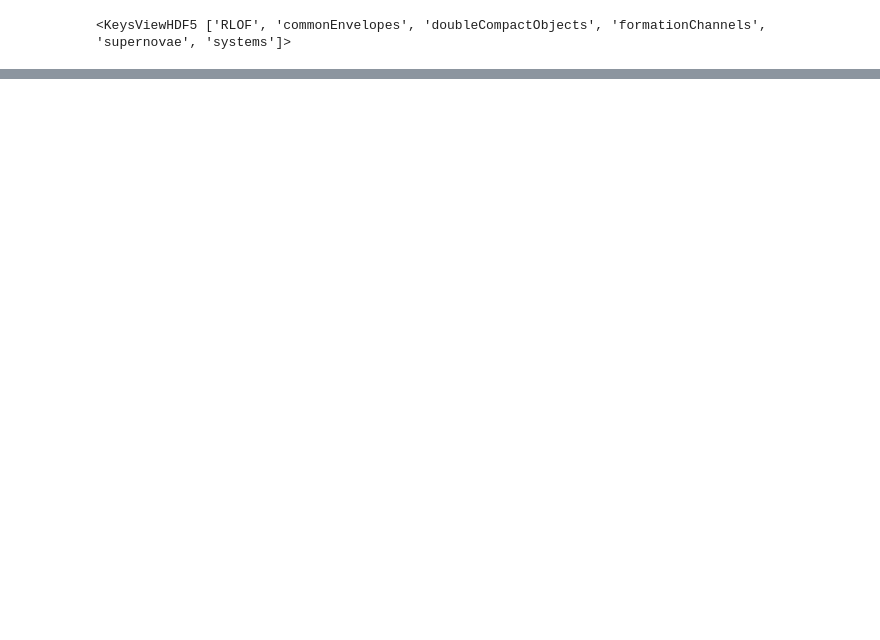
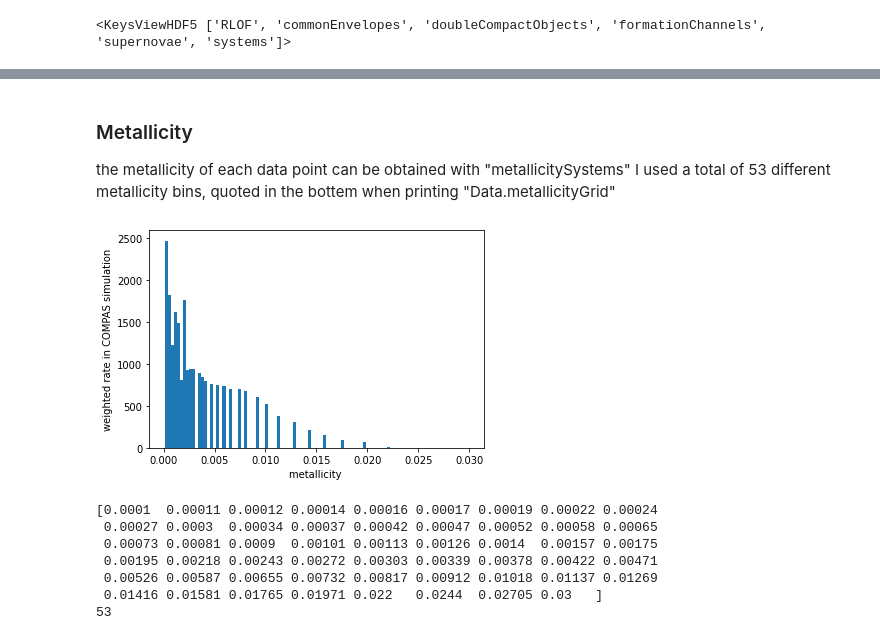
Before and after one commit to FloorBroekgaarden/Double-Compact-Object-Mergers, a Jupyter notebook: demo_read_hdf5_file/reading_in_basic_parameters_hdf5_datafile .ipynb, the cells around one changed output, grey strips where cells are left out. Saved outputs shown, nothing was run; the diff lists cells and outputs as text; code cells hidden in the pictures; blank space fills up the shorter version.

```diff
--- a/demo_read_hdf5_file/reading_in_basic_parameters_hdf5_datafile .ipynb
+++ b/demo_read_hdf5_file/reading_in_basic_parameters_hdf5_datafile .ipynb
@@ -223,0 +297,27 @@ Data.setCOMPASData()
+# %% [markdown]
+
+
+### Metallicity
+
+the metallicity of each data point can be obtained with "metallicitySystems"
+I used a total of 53 different metallicity bins, quoted in the bottem when printing "Data.metallicityGrid"
+# %%
+metallicitySystems = Data.metallicitySystems
+plt.hist(metallicitySystems, bins=100, weights=weights)
+plt.xlabel('metallicity ')
+plt.ylabel('weighted rate in COMPAS simulation')
+plt.show()
+
+
+Data.metallicityGrid = np.unique(metallicitySystems)
+print(Data.metallicityGrid)
+print(len(Data.metallicityGrid))
+# %% [output]
+[figure, added]
+[0.0001  0.00011 0.00012 0.00014 0.00016 0.00017 0.00019 0.00022 0.00024
+ 0.00027 0.0003  0.00034 0.00037 0.00042 0.00047 0.00052 0.00058 0.00065
+ 0.00073 0.00081 0.0009  0.00101 0.00113 0.00126 0.0014  0.00157 0.00175
+ 0.00195 0.00218 0.00243 0.00272 0.00303 0.00339 0.00378 0.00422 0.00471
+ 0.00526 0.00587 0.00655 0.00732 0.00817 0.00912 0.01018 0.01137 0.01269
+ 0.01416 0.01581 0.01765 0.01971 0.022   0.0244  0.02705 0.03   ]
+53
```
Also changed, not shown: parts of 16 cells of this notebook, 17 other files.
